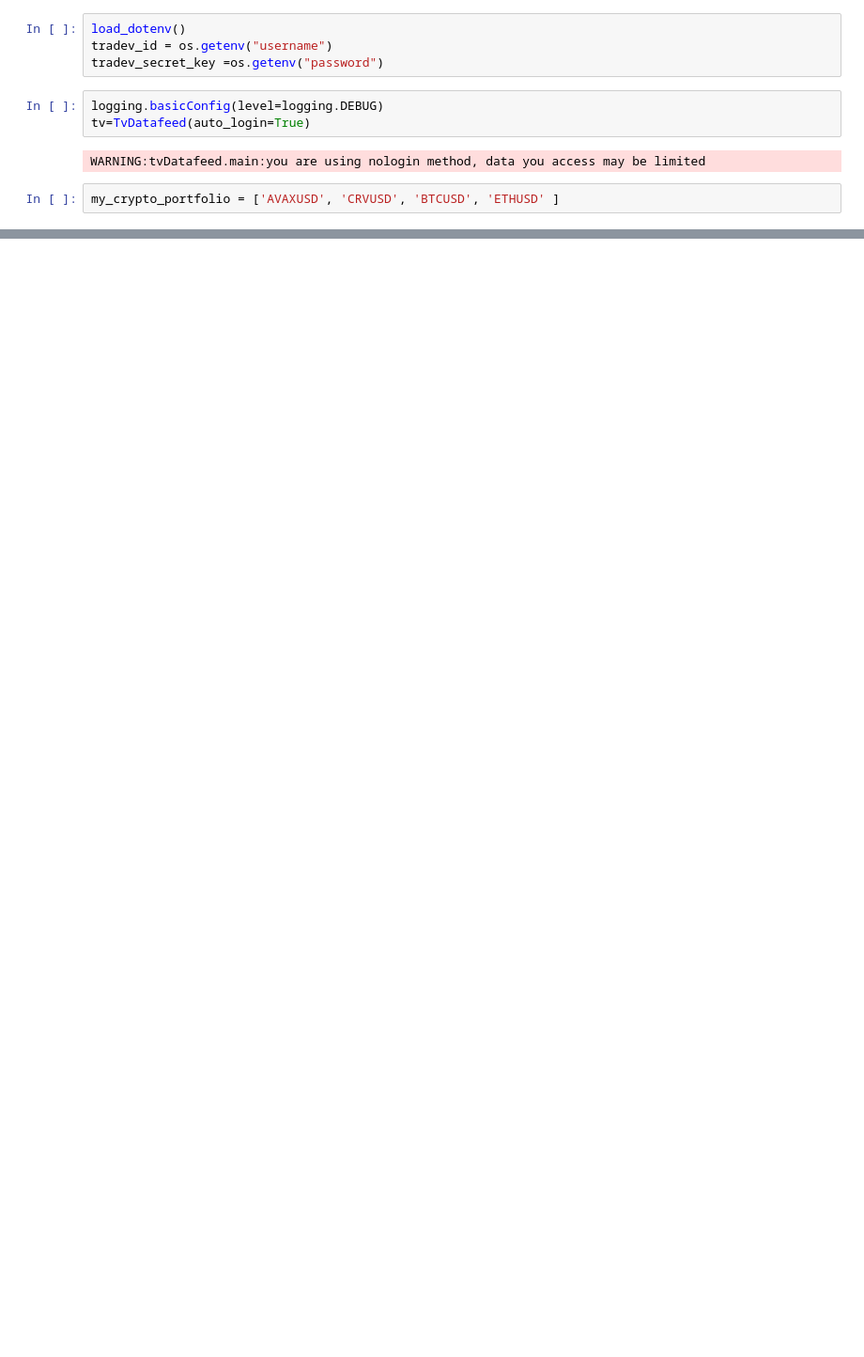
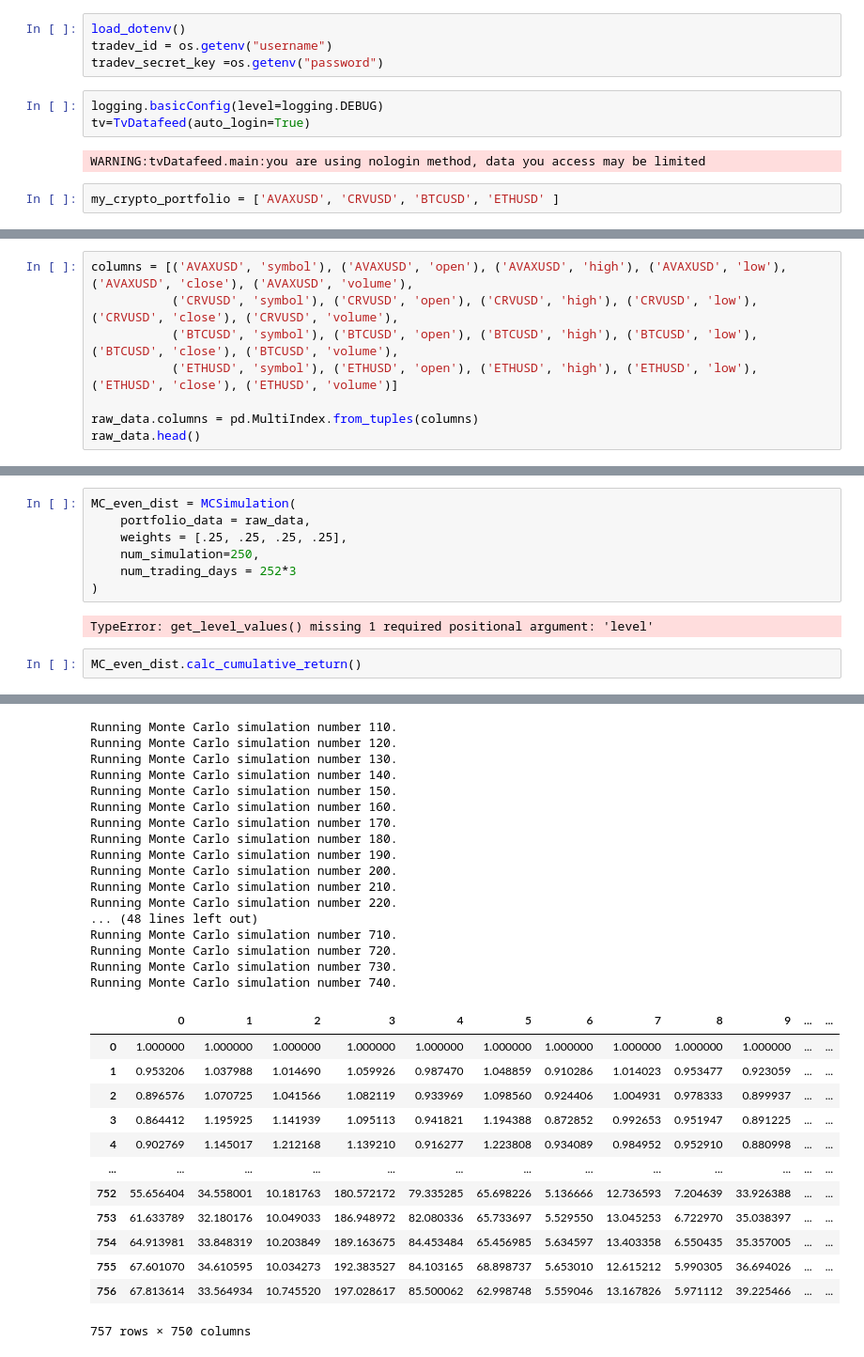
Before and after one commit to AST-XXI/FintechProject, a Jupyter notebook: notebook/aaron.ipynb, the cells around one changed output, grey strips where cells are left out. Shown at 94% size. Drawn from its saved outputs; the diff is of its cells as text; blank space fills up the shorter version.

Commit message:
updates to MultiIdex

```diff
--- a/notebook/aaron.ipynb
+++ b/notebook/aaron.ipynb
@@ -76,0 +55,8 @@ tot_portfolio
+# %%
+columns = [('AVAXUSD', 'symbol'), ('AVAXUSD', 'open'), ('AVAXUSD', 'high'), ('AVAXUSD', 'low'), ('AVAXUSD', 'close'), ('AVAXUSD', 'volume'),
+           ('CRVUSD', 'symbol'), ('CRVUSD', 'open'), ('CRVUSD', 'high'), ('CRVUSD', 'low'), ('CRVUSD', 'close'), ('CRVUSD', 'volume'),
+           ('BTCUSD', 'symbol'), ('BTCUSD', 'open'), ('BTCUSD', 'high'), ('BTCUSD', 'low'), ('BTCUSD', 'close'), ('BTCUSD', 'volume'),
+           ('ETHUSD', 'symbol'), ('ETHUSD', 'open'), ('ETHUSD', 'high'), ('ETHUSD', 'low'), ('ETHUSD', 'close'), ('ETHUSD', 'volume')]
+
+raw_data.columns = pd.MultiIndex.from_tuples(columns)
+raw_data.head()
@@ -76,0 +73,12 @@ tot_portfolio
+# %%
+MC_even_dist = MCSimulation(
+    portfolio_data = raw_data,
+    weights = [.25, .25, .25, .25],
+    num_simulation=250,
+    num_trading_days = 252*3
+)
+# %% [output]
+TypeError: get_level_values() missing 1 required positional argument: 'level'
+# %%
+MC_even_dist.calc_cumulative_return()
+# %% [output]
@@ -77 +96,31 @@ tot_portfolio
+Running Monte Carlo simulation number 110.
+Running Monte Carlo simulation number 120.
+Running Monte Carlo simulation number 130.
+Running Monte Carlo simulation number 140.
+Running Monte Carlo simulation number 150.
+Running Monte Carlo simulation number 160.
+Running Monte Carlo simulation number 170.
+Running Monte Carlo simulation number 180.
+Running Monte Carlo simulation number 190.
+Running Monte Carlo simulation number 200.
+Running Monte Carlo simulation number 210.
+Running Monte Carlo simulation number 220.
+... (48 lines left out)
+Running Monte Carlo simulation number 710.
+Running Monte Carlo simulation number 720.
+Running Monte Carlo simulation number 730.
+Running Monte Carlo simulation number 740.
+|  | 0 | 1 | 2 | 3 | 4 | 5 | 6 | 7 | 8 | 9 | ... | ... |
+| 0 | 1.000000 | 1.000000 | 1.000000 | 1.000000 | 1.000000 | 1.000000 | 1.000000 | 1.000000 | 1.000000 | 1.000000 | ... | ... |
+| 1 | 0.953206 | 1.037988 | 1.014690 | 1.059926 | 0.987470 | 1.048859 | 0.910286 | 1.014023 | 0.953477 | 0.923059 | ... | ... |
+| 2 | 0.896576 | 1.070725 | 1.041566 | 1.082119 | 0.933969 | 1.098560 | 0.924406 | 1.004931 | 0.978333 | 0.899937 | ... | ... |
+| 3 | 0.864412 | 1.195925 | 1.141939 | 1.095113 | 0.941821 | 1.194388 | 0.872852 | 0.992653 | 0.951947 | 0.891225 | ... | ... |
+| 4 | 0.902769 | 1.145017 | 1.212168 | 1.139210 | 0.916277 | 1.223808 | 0.934089 | 0.984952 | 0.952910 | 0.880998 | ... | ... |
+| ... | ... | ... | ... | ... | ... | ... | ... | ... | ... | ... | ... | ... |
+| 752 | 55.656404 | 34.558001 | 10.181763 | 180.572172 | 79.335285 | 65.698226 | 5.136666 | 12.736593 | 7.204639 | 33.926388 | ... | ... |
+| 753 | 61.633789 | 32.180176 | 10.049033 | 186.948972 | 82.080336 | 65.733697 | 5.529550 | 13.045253 | 6.722970 | 35.038397 | ... | ... |
+| 754 | 64.913981 | 33.848319 | 10.203849 | 189.163675 | 84.453484 | 65.456985 | 5.634597 | 13.403358 | 6.550435 | 35.357005 | ... | ... |
+| 755 | 67.601070 | 34.610595 | 10.034273 | 192.383527 | 84.103165 | 68.898737 | 5.653010 | 12.615212 | 5.990305 | 36.694026 | ... | ... |
+| 756 | 67.813614 | 33.564934 | 10.745520 | 197.028617 | 85.500062 | 62.998748 | 5.559046 | 13.167826 | 5.971112 | 39.225466 | ... | ... |
+757 rows × 750 columns
 # %%
```
Also changed, not shown: parts of 10 cells of this notebook.
